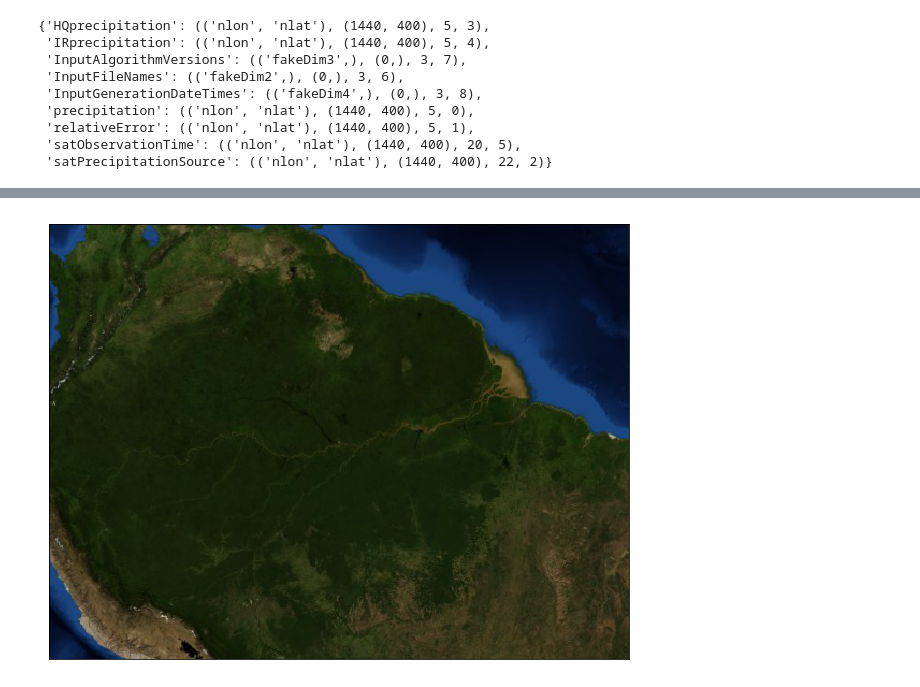
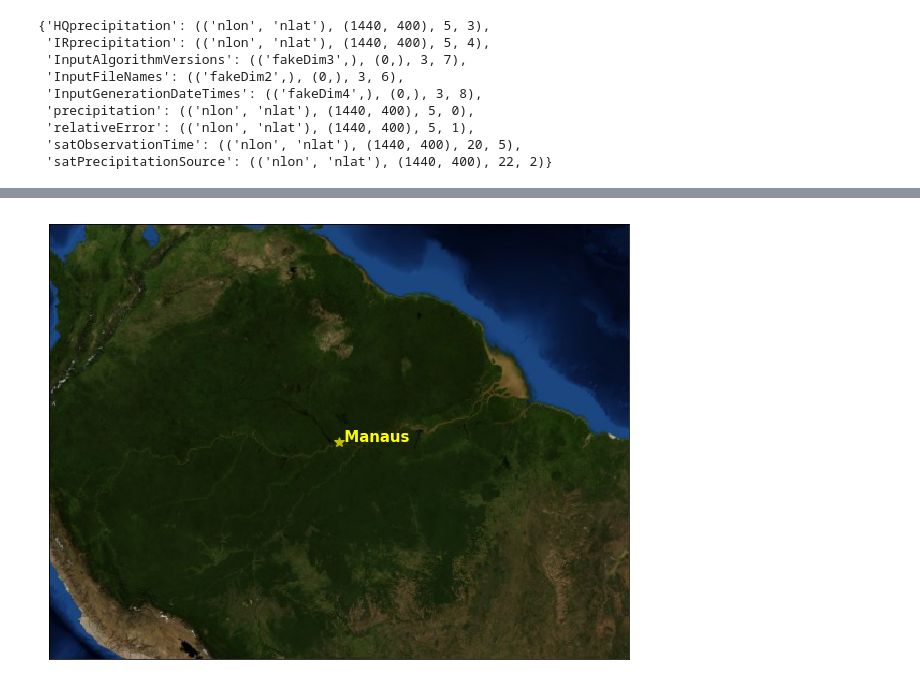
Before and after one commit to andre1cps/doctoral_thesis, a Jupyter notebook: rainfall/rainfall_studies.ipynb, the cells around one changed output, grey strips where cells are left out. Cells and saved outputs as stored; diff of their text form; code cells hidden in the pictures.

```diff
--- a/rainfall/rainfall_studies.ipynb
+++ b/rainfall/rainfall_studies.ipynb
@@ -84,9 +89,12 @@ m.drawcountries();
 # %%
 # Draw a approximately Manaus centered map.
 m = Basemap(projection='lcc', resolution=None,
             width=4000e3, height=3000e3,
             lat_0=-3, lon_0=-60.0)
+x, y = m(-60, -3)
 plt.figure(figsize=(16, 8))
 m.bluemarble();
+plt.plot(x, y, '*y', markersize=10)
+plt.text(x, y, ' Manaus', fontsize=15, fontweight='bold', color='yellow');
 # %% [output]
-[figure, old version]
+[figure, new version]
```
Also changed, not shown: parts of 4 cells of this notebook.
